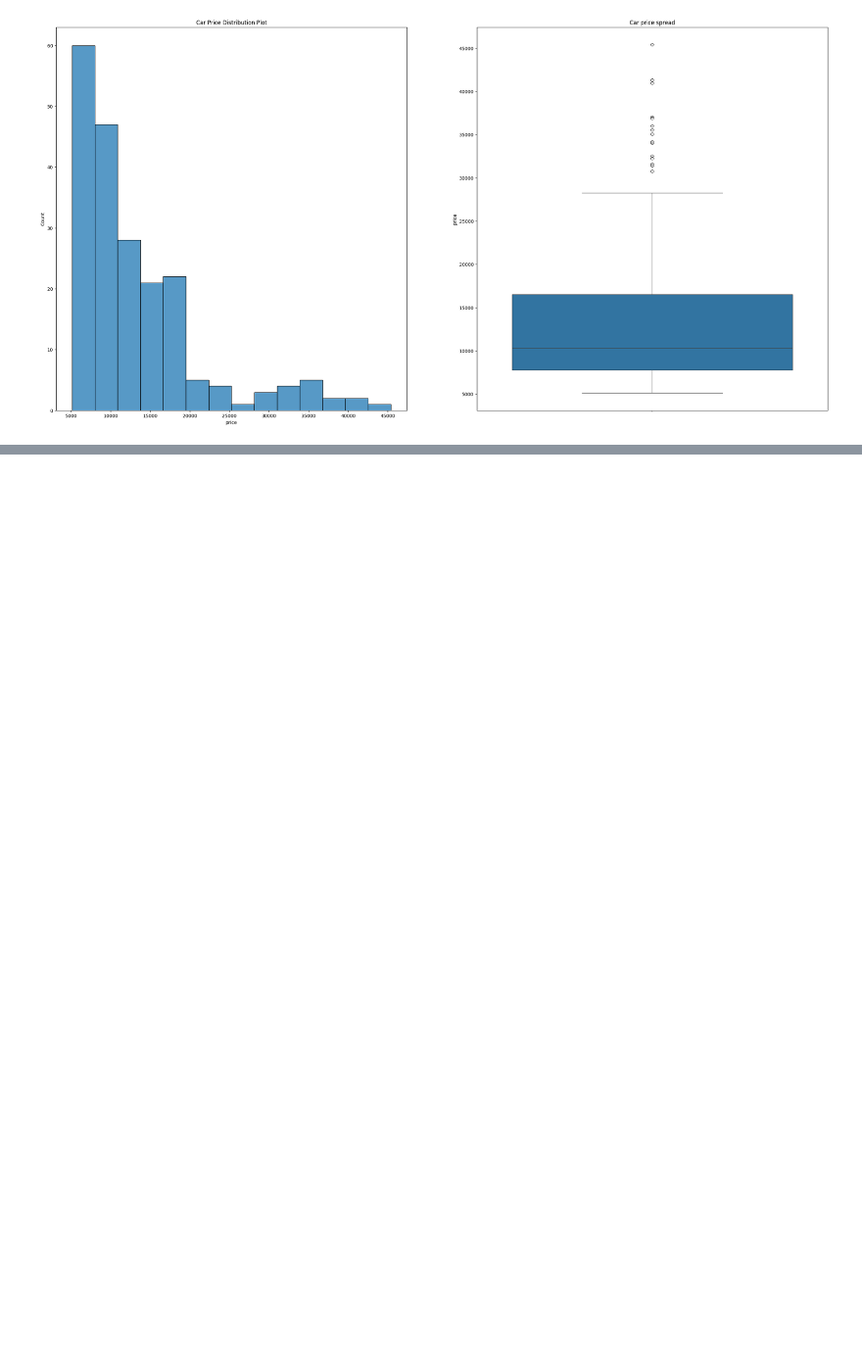
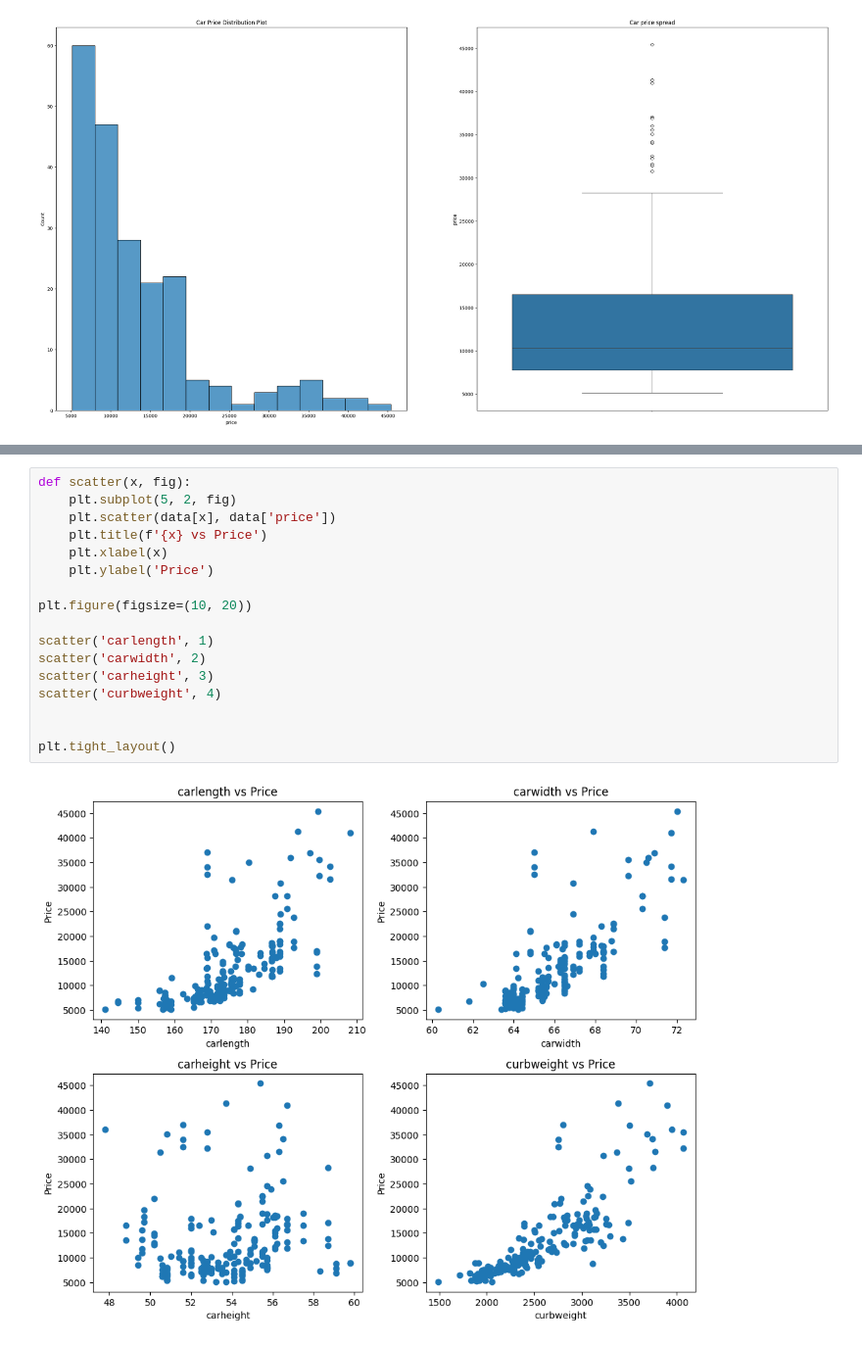
Before and after one commit to asa1997/CarPricePrediction, a Jupyter notebook: carpriceprediction.ipynb, the cells around one changed output, grey strips where cells are left out. Shown at 98% size. Drawn from its saved outputs; the diff is of its cells as text; blank space fills up the shorter version.

```diff
--- a/carpriceprediction.ipynb
+++ b/carpriceprediction.ipynb
@@ -134,0 +234,19 @@ plt.show
+# %%
+def scatter(x, fig):
+    plt.subplot(5, 2, fig)
+    plt.scatter(data[x], data['price'])
+    plt.title(f'{x} vs Price')
+    plt.xlabel(x)
+    plt.ylabel('Price')
+
+plt.figure(figsize=(10, 20))
+
+scatter('carlength', 1)
+scatter('carwidth', 2)
+scatter('carheight', 3)
+scatter('curbweight', 4)
+
+
+plt.tight_layout()
+# %% [output]
+[figure, added]
```
Also changed, not shown: parts of 5 cells of this notebook.
